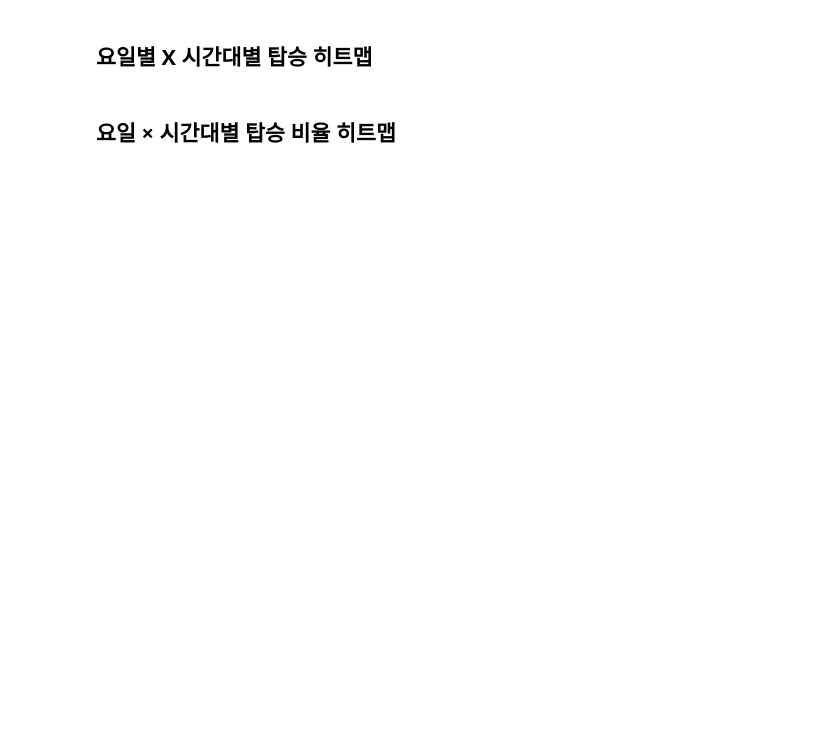
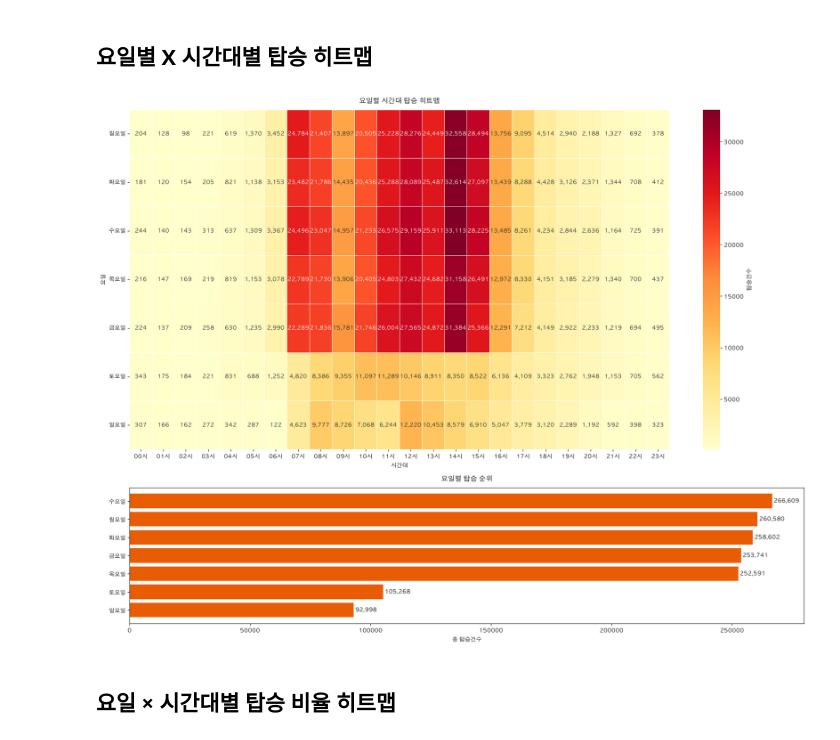
Before and after one commit to calltaxi-DA/calltaxi-DA, a Jupyter notebook: notebooks/02_boarding_demand_analysis.ipynb, the cells around one changed output. Cells and saved outputs as stored; diff of their text form; code cells hidden in the pictures; blank space fills up the shorter version.

Commit message:
Fix common notebook preprocessing issues

```diff
--- a/notebooks/02_boarding_demand_analysis.ipynb
+++ b/notebooks/02_boarding_demand_analysis.ipynb
@@ -16 +5,33 @@ with open('seoul_municipalities_geo_simple.json', encoding='utf-8') as map_file:
+# %%
+import json
+import platform
+from pathlib import Path
+
+import pandas as pd
+import matplotlib.pyplot as plt
+import seaborn as sns
+from matplotlib.colors import Normalize
+from matplotlib.patches import Polygon
+from matplotlib.collections import PatchCollection
+
+# 한글 폰트 설정
+if platform.system() == "Darwin":
+    plt.rcParams["font.family"] = "AppleGothic"
+elif platform.system() == "Windows":
+    plt.rcParams["font.family"] = "Malgun Gothic"
+else:
+    plt.rcParams["font.family"] = "NanumGothic"
+
+plt.rcParams["axes.unicode_minus"] = False
+
+# 프로젝트 루트 설정
+project_root = Path.cwd()
+if project_root.name == "notebooks":
+    project_root = project_root.parent
+
+# 서울 자치구 지도 데이터 로드
+map_path = project_root / "data" / "raw" / "seoul_municipalities_geo_simple.json"
+
+with open(map_path, encoding="utf-8") as map_file:
+    seoul_map = json.load(map_file)
 # %%
@@ -112,9 +175,9 @@ plt.show()
 ## 요일별 X 시간대별 탑승 히트맵
 # %%
 weekday_order = ['월요일', '화요일', '수요일', '목요일', '금요일', '토요일', '일요일']
-weekday_data = df2.assign(
-    요일=pd.to_datetime(df2['일자']).dt.dayofweek.map(dict(enumerate(weekday_order))),
-    시간=pd.to_datetime(df2['시간대'], format='%H:%M:%S').dt.hour,
+weekday_data = df_boarding_demand.assign(
+    요일=pd.to_datetime(df_boarding_demand['일자']).dt.dayofweek.map(dict(enumerate(weekday_order))),
+    시간=pd.to_datetime(df_boarding_demand['시간대'], format='%H:%M:%S').dt.hour,
 )
 
 weekday_heatmap = weekday_data.pivot_table(
@@ -124,33 +187,35 @@ weekday_heatmap.columns = [f'{hour:02d}시' for hour in weekday_heatmap.columns]
 weekday_ranking = weekday_heatmap.sum(axis=1).sort_values(ascending=False)
 
 fig, (ax_heatmap, ax_bar) = plt.subplots(
     2, 1, figsize=(18, 14), gridspec_kw={'height_ratios': [3.5, 1.4]}
 )
 sns.heatmap(
     weekday_heatmap,
     ax=ax_heatmap,
     cmap='YlOrRd',
     annot=True,
     fmt=',.0f',
     linewidths=0.5,
     cbar_kws={'label': '탑승건수'},
 )
 ax_heatmap.set_title('요일별 시간대 탑승 히트맵', pad=12)
 ax_heatmap.set_xlabel('시간대')
 ax_heatmap.set_ylabel('요일')
 ax_heatmap.tick_params(axis='x', rotation=0)
 ax_heatmap.tick_params(axis='y', rotation=0)
 
 ax_bar.barh(weekday_ranking.index, weekday_ranking.values, color='#e85d04')
 ax_bar.invert_yaxis()
 ax_bar.set_title('요일별 탑승 순위', pad=12)
 ax_bar.set_xlabel('총 탑승건수')
 ax_bar.set_ylabel('')
 for index, value in enumerate(weekday_ranking.values):
     ax_bar.text(value, index, f' {value:,.0f}', va='center')
 
 plt.tight_layout()
 plt.show()
+# %% [output]
+[figure, added]
 # %% [markdown]
 ## 요일 × 시간대별 탑승 비율 히트맵
 # %%
```
Also changed, not shown: parts of 14 cells of this notebook, 6 other files.
